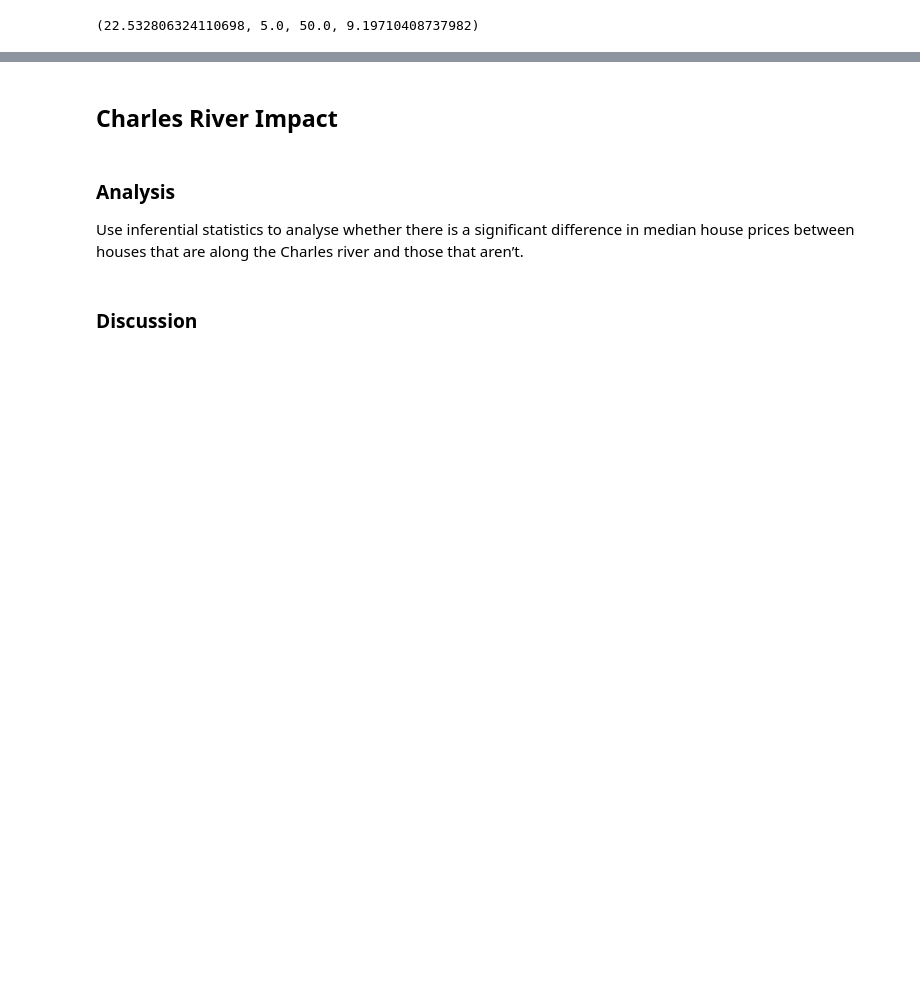
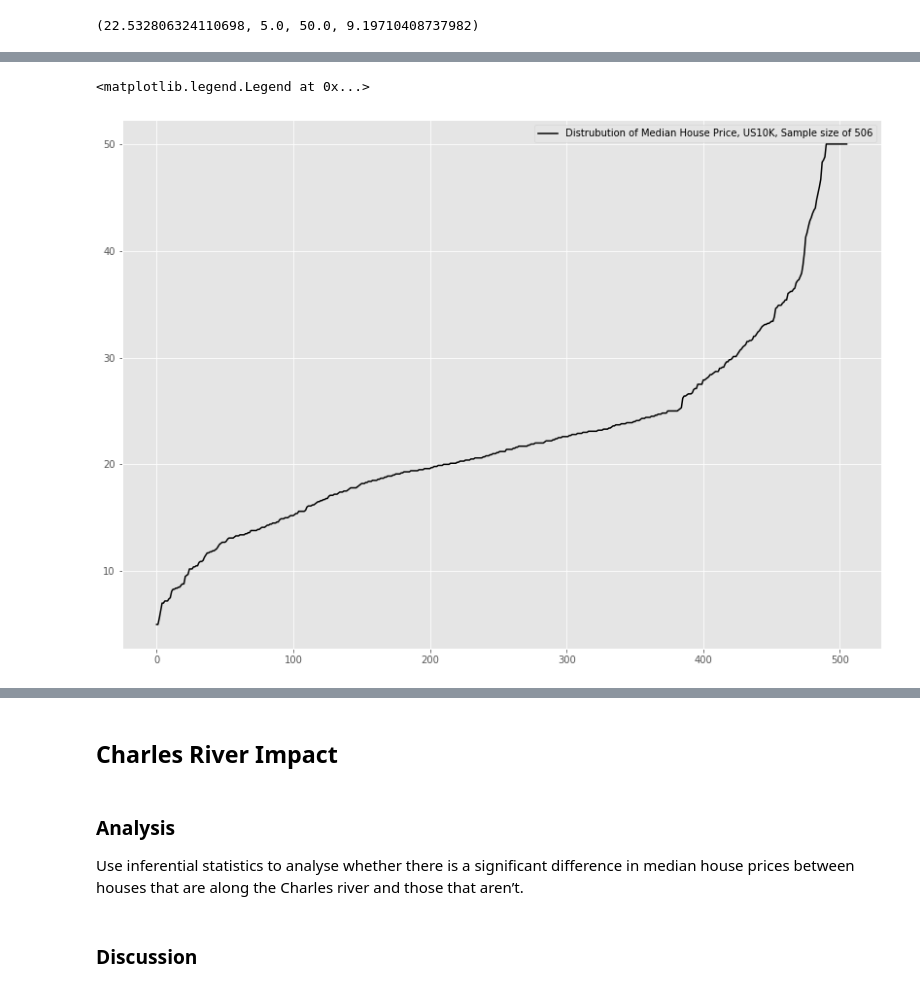
Before and after one commit to healyshane/machine-learn, a Jupyter notebook: machineAssignment.ipynb, the cells around one changed output, grey strips where cells are left out. Cells and saved outputs as stored; diff of their text form; code cells hidden in the pictures; blank space fills up the shorter version.

```diff
--- a/machineAssignment.ipynb
+++ b/machineAssignment.ipynb
@@ -131,0 +128,10 @@ a.mean(), a.min(), a.max(), a.std()
+# %%
+x = np.arange(0.0, 506, 1.0)
+
+medv = np.sort(MEDV)
+
+plt.plot(x, medv, 'k-', label="Distrubution of Median House Price, US10K, Sample size of 506")
+plt.legend()
+# %% [output]
+<matplotlib.legend.Legend at 0x...>
+[figure, added]
```
Also changed, not shown: parts of 37 cells of this notebook.
